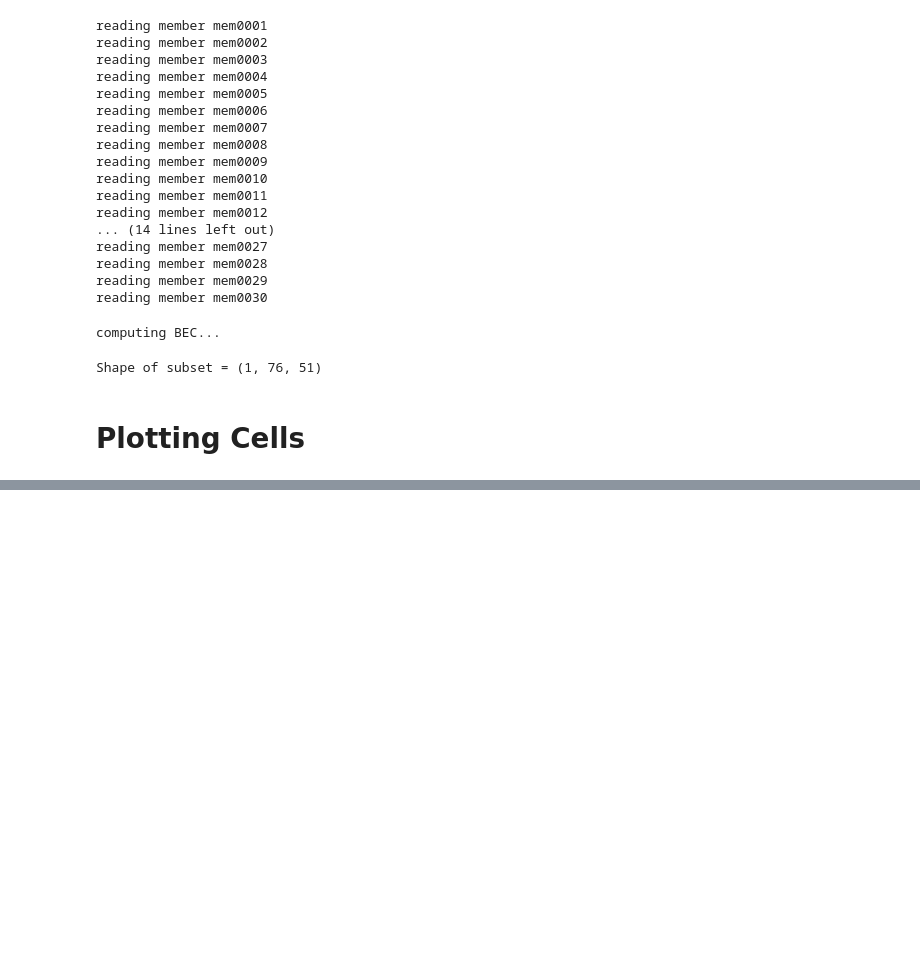
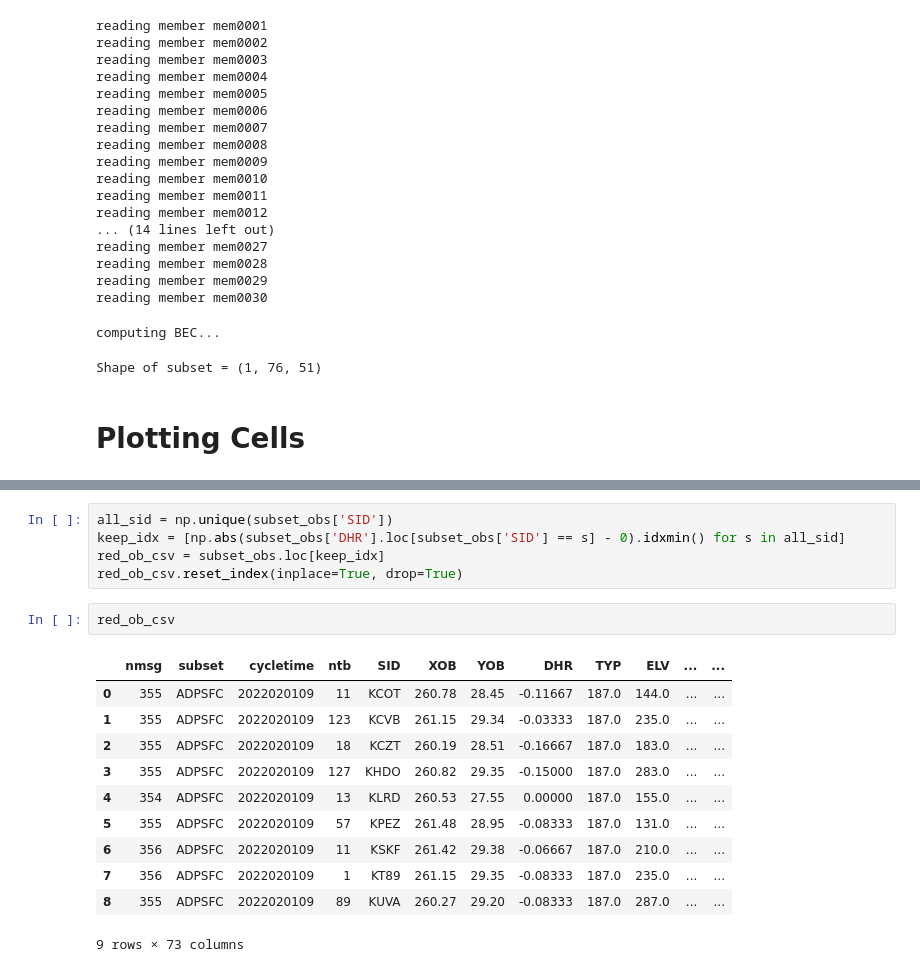
Before and after one commit to ShawnMurdzek-NOAA/py_scripts, a Jupyter notebook: cloud_da/probing_rrfs_ensemble.ipynb, the cells around one changed output, grey strips where cells are left out. Cells and saved outputs as stored; diff of their text form; blank space fills up the shorter version.

```diff
--- a/cloud_da/probing_rrfs_ensemble.ipynb
+++ b/cloud_da/probing_rrfs_ensemble.ipynb
@@ -244,0 +302,19 @@ plt.savefig(save_fname)
+# %%
+all_sid = np.unique(subset_obs['SID'])
+keep_idx = [np.abs(subset_obs['DHR'].loc[subset_obs['SID'] == s] - 0).idxmin() for s in all_sid]
+red_ob_csv = subset_obs.loc[keep_idx]
+red_ob_csv.reset_index(inplace=True, drop=True)
+# %%
+red_ob_csv
+# %% [output]
+|  | nmsg | subset | cycletime | ntb | SID | XOB | YOB | DHR | TYP | ELV | ... | ... |
+| 0 | 355 | ADPSFC | 2022020109 | 11 | KCOT | 260.78 | 28.45 | -0.11667 | 187.0 | 144.0 | ... | ... |
+| 1 | 355 | ADPSFC | 2022020109 | 123 | KCVB | 261.15 | 29.34 | -0.03333 | 187.0 | 235.0 | ... | ... |
+| 2 | 355 | ADPSFC | 2022020109 | 18 | KCZT | 260.19 | 28.51 | -0.16667 | 187.0 | 183.0 | ... | ... |
+| 3 | 355 | ADPSFC | 2022020109 | 127 | KHDO | 260.82 | 29.35 | -0.15000 | 187.0 | 283.0 | ... | ... |
+| 4 | 354 | ADPSFC | 2022020109 | 13 | KLRD | 260.53 | 27.55 | 0.00000 | 187.0 | 155.0 | ... | ... |
+| 5 | 355 | ADPSFC | 2022020109 | 57 | KPEZ | 261.48 | 28.95 | -0.08333 | 187.0 | 131.0 | ... | ... |
+| 6 | 356 | ADPSFC | 2022020109 | 11 | KSKF | 261.42 | 29.38 | -0.06667 | 187.0 | 210.0 | ... | ... |
+| 7 | 356 | ADPSFC | 2022020109 | 1 | KT89 | 261.15 | 29.35 | -0.08333 | 187.0 | 235.0 | ... | ... |
+| 8 | 355 | ADPSFC | 2022020109 | 89 | KUVA | 260.27 | 29.20 | -0.08333 | 187.0 | 287.0 | ... | ... |
+9 rows × 73 columns
```
Also changed, not shown: parts of 17 cells of this notebook, 1 other file.
